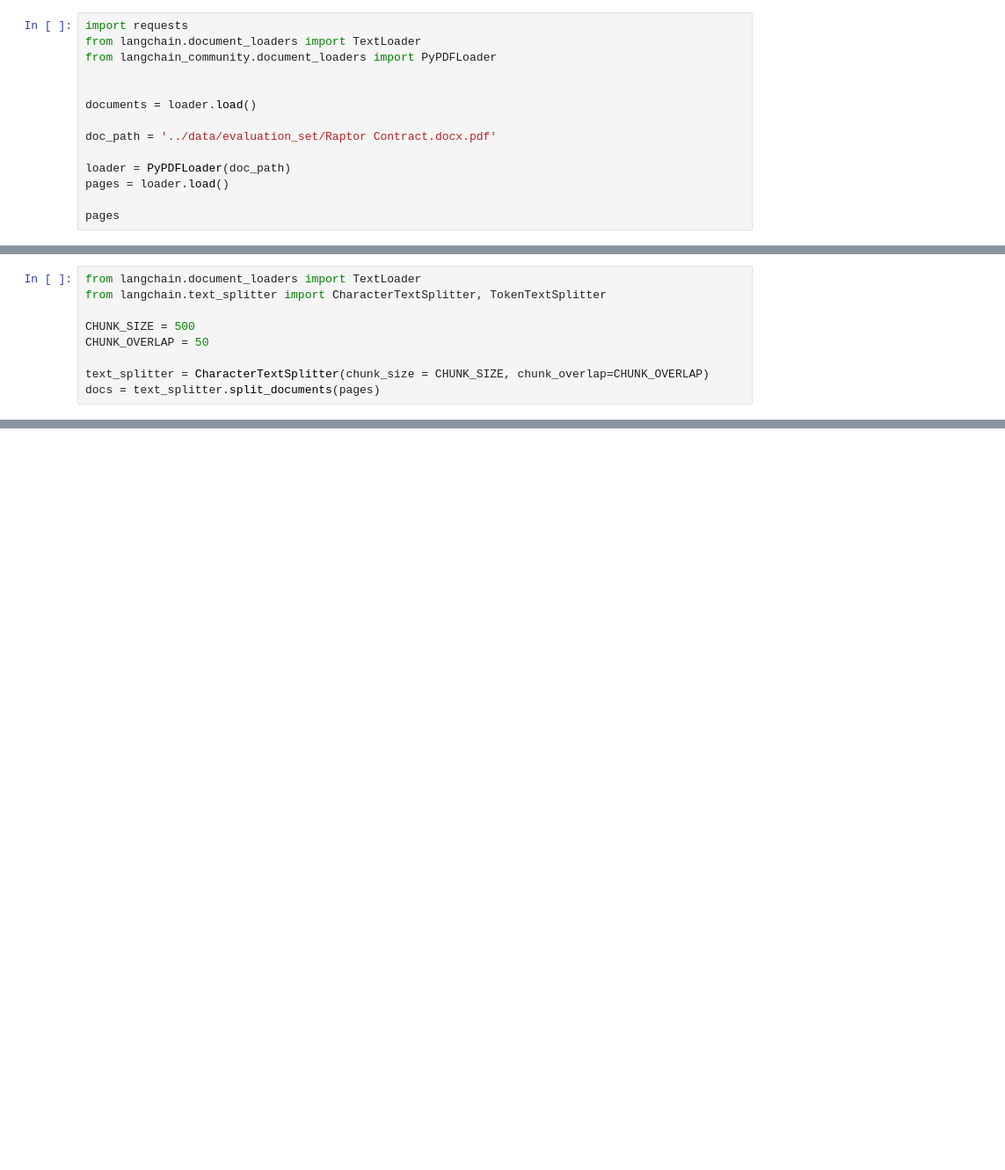
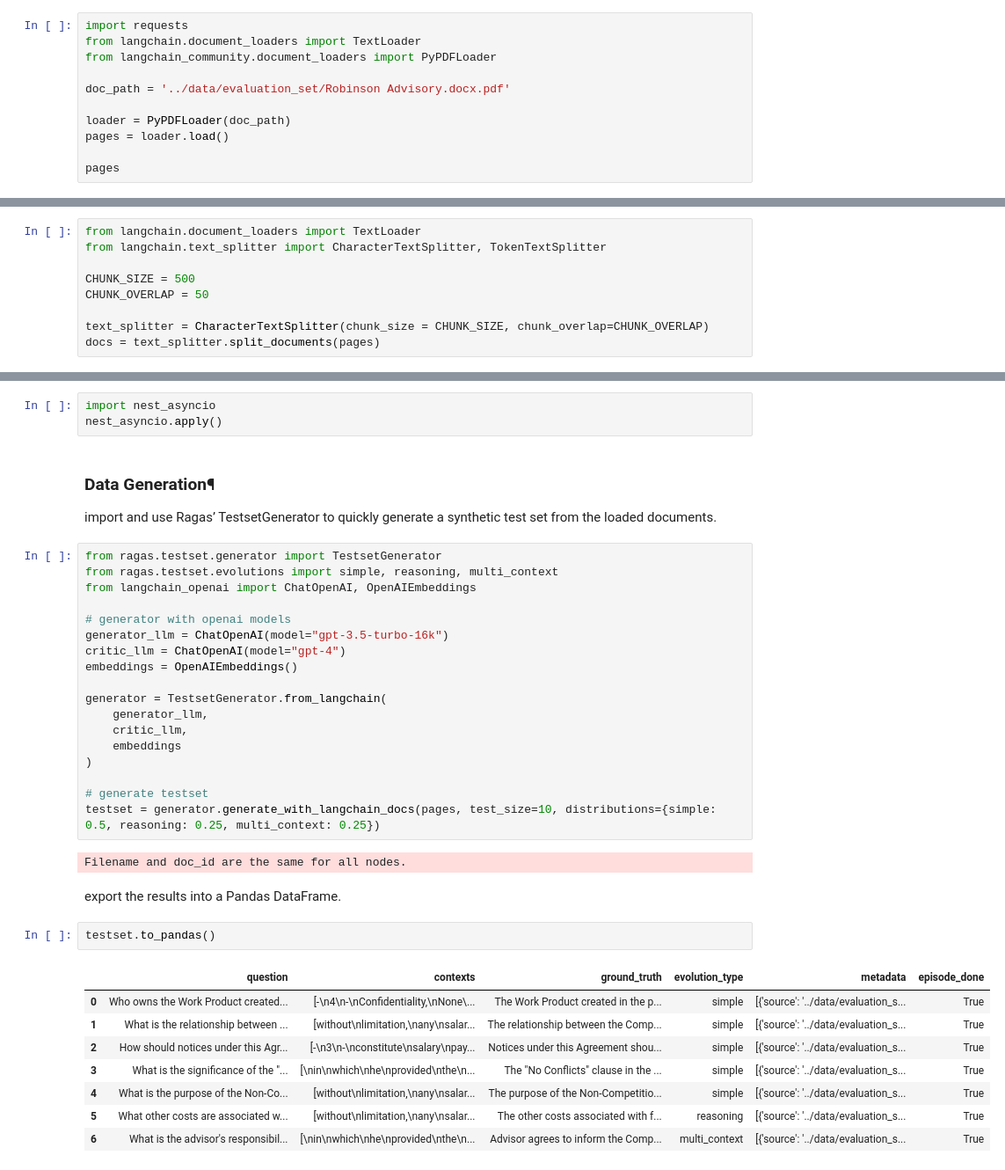
Before and after one commit to temesgen5335/Legal_Expert_Contract_Advisor_RAG, a Jupyter notebook: evaluation/ragas.ipynb, the cells around one changed output, grey strips where cells are left out. Shown at 88% size. Saved outputs shown, nothing was run; the diff lists cells and outputs as text; blank space fills up the shorter version.

Commit message:
evaluating RAG pipline with ragas

```diff
--- a/evaluation/ragas.ipynb
+++ b/evaluation/ragas.ipynb
@@ -3,10 +3,7 @@ import requests
 from langchain.document_loaders import TextLoader
 from langchain_community.document_loaders import PyPDFLoader
 
-
-documents = loader.load()
-
-doc_path = '../data/evaluation_set/Raptor Contract.docx.pdf'
+doc_path = '../data/evaluation_set/Robinson Advisory.docx.pdf'
 
 loader = PyPDFLoader(doc_path)
 pages = loader.load()
@@ -44,2 +66,42 @@ docs = text_splitter.split_documents(pages)
+# %%
+import nest_asyncio
+nest_asyncio.apply()
+# %% [markdown]
+
+### Data Generation¶
+import and use Ragas’ TestsetGenerator to quickly generate a synthetic test set from the loaded documents.
+# %%
+from ragas.testset.generator import TestsetGenerator
+from ragas.testset.evolutions import simple, reasoning, multi_context
+from langchain_openai import ChatOpenAI, OpenAIEmbeddings
+
+# generator with openai models
+generator_llm = ChatOpenAI(model="gpt-3.5-turbo-16k")
+critic_llm = ChatOpenAI(model="gpt-4")
+embeddings = OpenAIEmbeddings()
+
+generator = TestsetGenerator.from_langchain(
+    generator_llm,
+    critic_llm,
+    embeddings
+)
+
+# generate testset
+testset = generator.generate_with_langchain_docs(pages, test_size=10, distributions={simple: 0.5, reasoning: 0.25, multi_context: 0.25})
+# %% [output]
+Filename and doc_id are the same for all nodes.
+# %% [markdown]
+ export the results into a Pandas DataFrame.
+# %%
+testset.to_pandas()
+# %% [output]
+|  | question | contexts | ground_truth | evolution_type | metadata | episode_done |
+| 0 | Who owns the Work Product created... | [-\n4\n-\nConfidentiality,\nNone\... | The Work Product created in the p... | simple | [{'source': '../data/evaluation_s... | True |
+| 1 | What is the relationship between ... | [without\nlimitation,\nany\nsalar... | The relationship between the Comp... | simple | [{'source': '../data/evaluation_s... | True |
+| 2 | How should notices under this Agr... | [-\n3\n-\nconstitute\nsalary\npay... | Notices under this Agreement shou... | simple | [{'source': '../data/evaluation_s... | True |
+| 3 | What is the significance of the "... | [\nin\nwhich\nhe\nprovided\nthe\n... | The "No Conflicts" clause in the ... | simple | [{'source': '../data/evaluation_s... | True |
+| 4 | What is the purpose of the Non-Co... | [without\nlimitation,\nany\nsalar... | The purpose of the Non-Competitio... | simple | [{'source': '../data/evaluation_s... | True |
+| 5 | What other costs are associated w... | [without\nlimitation,\nany\nsalar... | The other costs associated with f... | reasoning | [{'source': '../data/evaluation_s... | True |
+| 6 | What is the advisor's responsibil... | [\nin\nwhich\nhe\nprovided\nthe\n... | Advisor agrees to inform the Comp... | multi_context | [{'source': '../data/evaluation_s... | True |
 # %%
 # RAGAS expects a file_name dict as key
```
Also changed, not shown: parts of 34 cells of this notebook.
